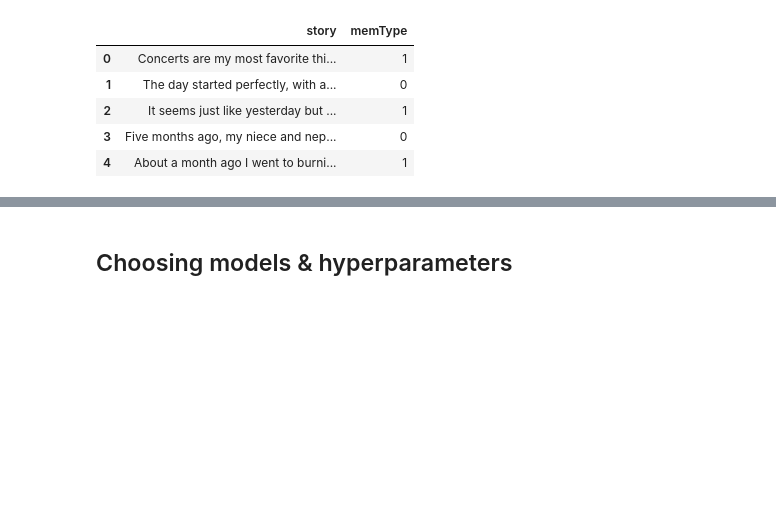
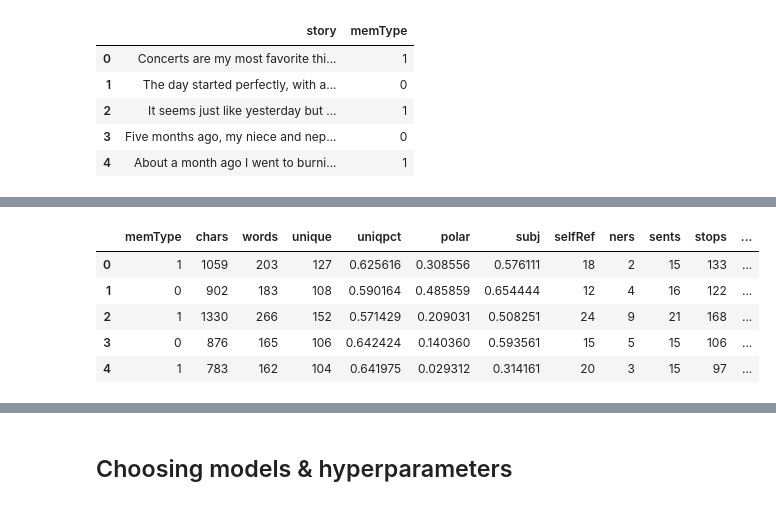
Before and after one commit to fsentin/story-telling, a Jupyter notebook: seminar.ipynb, the cells around one changed output, grey strips where cells are left out. Saved outputs shown, nothing was run; the diff lists cells and outputs as text; code cells hidden in the pictures; blank space fills up the shorter version.

```diff
--- a/seminar.ipynb
+++ b/seminar.ipynb
@@ -354,0 +323,11 @@ I'm going to train a machine learning model to classify stories into imagined an
+# %%
+X = stories.drop(columns=['story', 'split'])
+X_retold = retold.drop(columns=['story', 'split'])
+X.head()
+# %% [output]
+|  | memType | chars | words | unique | uniqpct | polar | subj | selfRef | ners | sents | stops | ... |
+| 0 | 1 | 1059 | 203 | 127 | 0.625616 | 0.308556 | 0.576111 | 18 | 2 | 15 | 133 | ... |
+| 1 | 0 | 902 | 183 | 108 | 0.590164 | 0.485859 | 0.654444 | 12 | 4 | 16 | 122 | ... |
+| 2 | 1 | 1330 | 266 | 152 | 0.571429 | 0.209031 | 0.508251 | 24 | 9 | 21 | 168 | ... |
+| 3 | 0 | 876 | 165 | 106 | 0.642424 | 0.140360 | 0.593561 | 15 | 5 | 15 | 106 | ... |
+| 4 | 1 | 783 | 162 | 104 | 0.641975 | 0.029312 | 0.314161 | 20 | 3 | 15 | 97 | ... |
```
Also changed, not shown: parts of 41 cells of this notebook.
